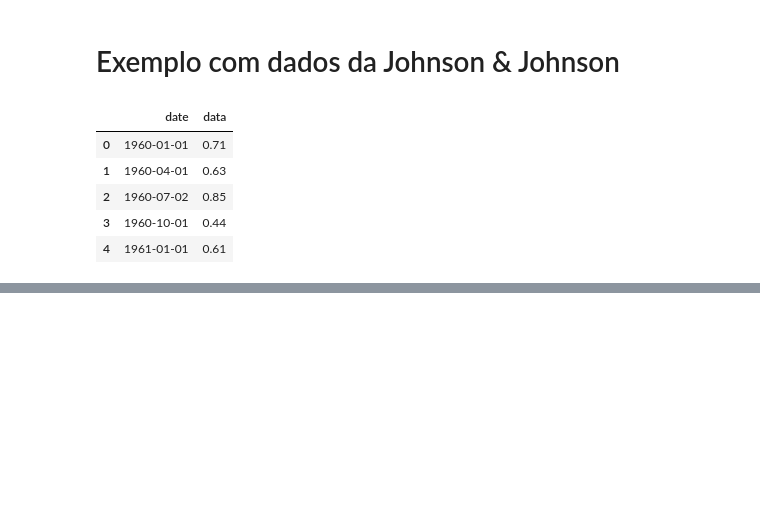
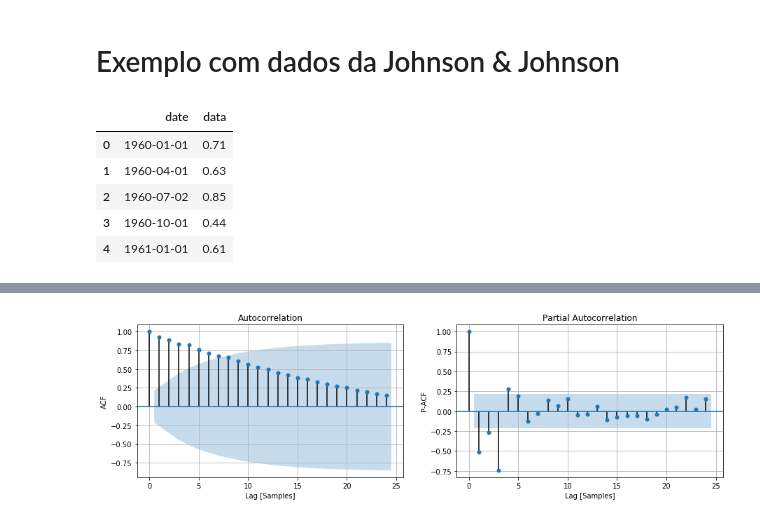
Before and after one commit to vparro/sinais, a Jupyter notebook: 11 - Modelos ARIMA/JJ_ex.ipynb, the cells around one changed output, grey strips where cells are left out. Saved outputs shown, nothing was run; the diff lists cells and outputs as text; code cells hidden in the pictures; blank space fills up the shorter version.

```diff
--- a/11 - Modelos ARIMA/JJ_ex.ipynb
+++ b/11 - Modelos ARIMA/JJ_ex.ipynb
@@ -73,3 +73,14 @@ Critical Values:
+# %%
+fig, (ax1,ax2) = plt.subplots(1, 2, figsize=[15, 4])
+plot_acf(data['data'],lags=24,ax=ax1)
+ax1.set_ylabel('ACF'), ax1.set_xlabel('Lag [Samples]')
+ax1.grid(True)
+plot_pacf(data['dte'],lags=24,ax=ax2)
+ax2.set_ylabel('P-ACF'), ax2.set_xlabel('Lag [Samples]')
+ax2.grid(True)
+plt.show()
+# %% [output]
+[figure, added]
 # %%
 # Take the log difference to make data stationary
 
```
Also changed, not shown: parts of 10 cells of this notebook, 4 other files.
